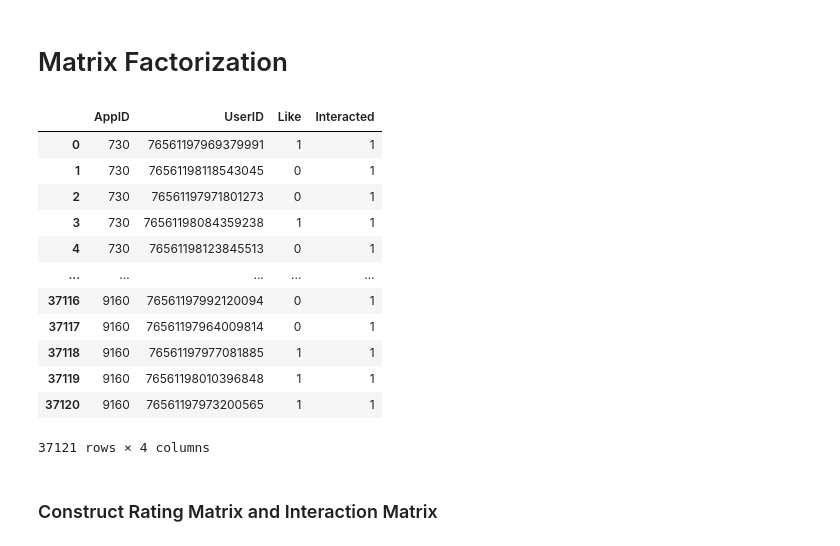
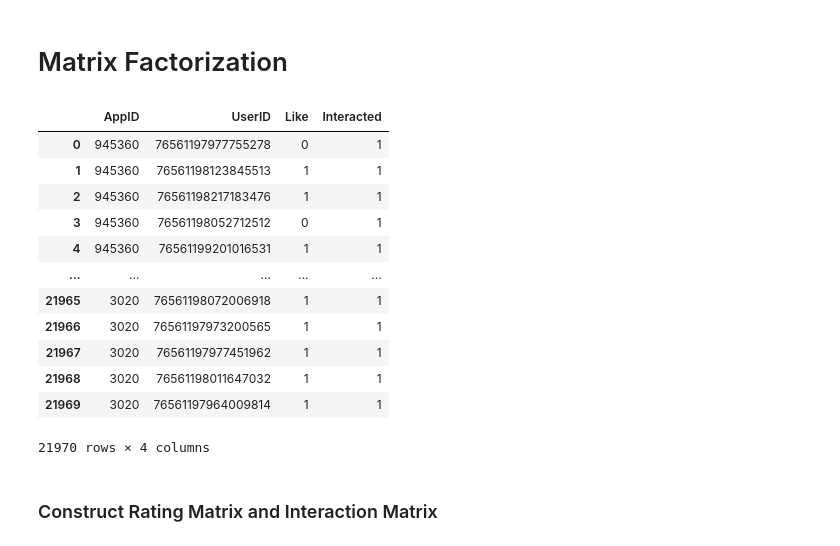
Before and after one commit to Albert40727/CL_HIAM, a Jupyter notebook: preprocess.ipynb, the cells around one changed output. Drawn from its saved outputs; the diff is of its cells as text; code cells hidden in the pictures.

```diff
--- a/preprocess.ipynb
+++ b/preprocess.ipynb
@@ -422,24 +487,24 @@ torch.Size([20, 250, 768])
 # %% [markdown]
 # Matrix Factorization
 # %%
-mf_df = pd.read_pickle(r"../data/filtered_reviews_group.pkl")
+mf_df = pd.read_pickle(r"../data/filtered_review_group.pkl")
 mf_df = mf_df[['AppID', 'UserID', 'Like']]
 mf_df['Interacted'] = 1
 mf_df
 # %% [output]
 |  | AppID | UserID | Like | Interacted |
-| 0 | 730 | 76561197969379991 | 1 | 1 |
-| 1 | 730 | 76561198118543045 | 0 | 1 |
-| 2 | 730 | 76561197971801273 | 0 | 1 |
-| 3 | 730 | 76561198084359238 | 1 | 1 |
-| 4 | 730 | 76561198123845513 | 0 | 1 |
+| 0 | 945360 | 76561197977755278 | 0 | 1 |
+| 1 | 945360 | 76561198123845513 | 1 | 1 |
+| 2 | 945360 | 76561198217183476 | 1 | 1 |
+| 3 | 945360 | 76561198052712512 | 0 | 1 |
+| 4 | 945360 | 76561199201016531 | 1 | 1 |
 | ... | ... | ... | ... | ... |
-| 37116 | 9160 | 76561197992120094 | 0 | 1 |
-| 37117 | 9160 | 76561197964009814 | 0 | 1 |
-| 37118 | 9160 | 76561197977081885 | 1 | 1 |
-| 37119 | 9160 | 76561198010396848 | 1 | 1 |
-| 37120 | 9160 | 76561197973200565 | 1 | 1 |
+| 21965 | 3020 | 76561198072006918 | 1 | 1 |
+| 21966 | 3020 | 76561197973200565 | 1 | 1 |
+| 21967 | 3020 | 76561197977451962 | 1 | 1 |
+| 21968 | 3020 | 76561198011647032 | 1 | 1 |
+| 21969 | 3020 | 76561197964009814 | 1 | 1 |
-37121 rows × 4 columns
+21970 rows × 4 columns
 # %%
 # Modify MF From 裴伯儀
 def train_test_random_split(df):
```
Also changed, not shown: parts of 20 cells of this notebook, 5 other files.
